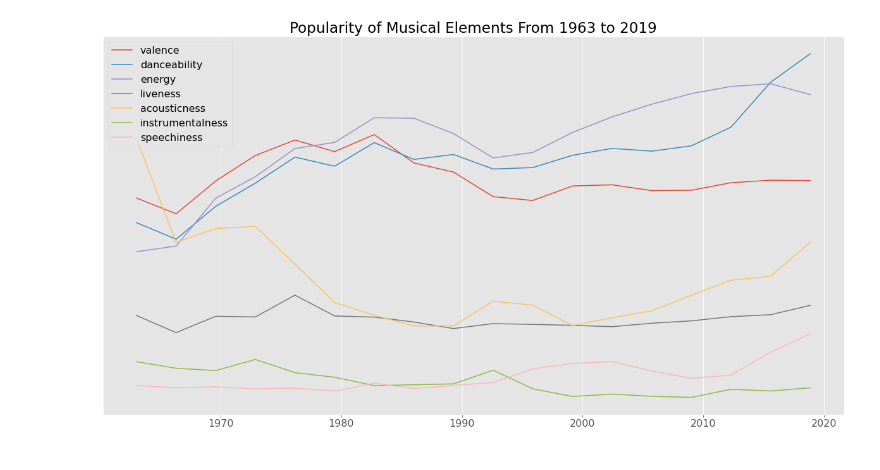
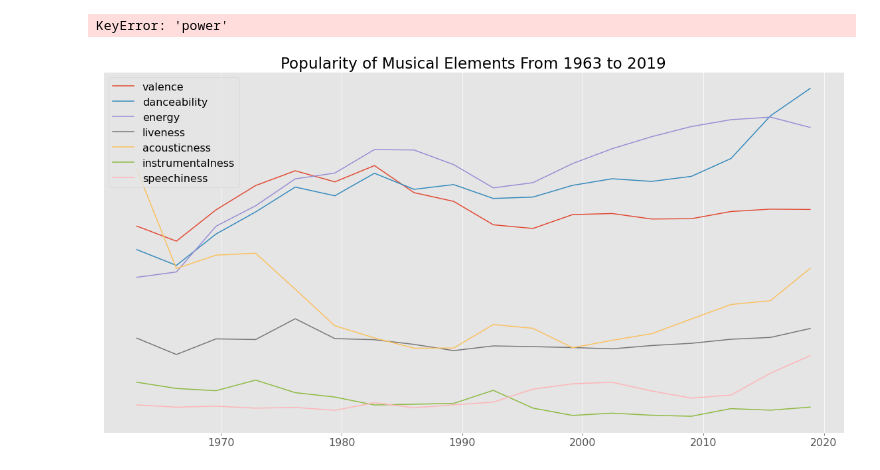
Before and after one commit to ZackMagnotti/tin-pan-data, a Jupyter notebook: vibe-analysis.ipynb, the cells around one changed output. Drawn from its saved outputs; the diff is of its cells as text; code cells hidden in the pictures.

Commit message:
refactoring vibe-analysis

```diff
--- a/vibe-analysis.ipynb
+++ b/vibe-analysis.ipynb
@@ -19,33 +19,40 @@ def weighted_score(param, chart):
     power_rank_col = chart['power']
     param_col = chart[param]
     return (power_rank_col * param_col).sum() / power_rank_col.sum()
+
+def vibe(chart, params = song_parameters):
+        return {p:weighted_score(p, chart) for p in params}
 # %%
 weekly_charts = albums_table.merge(albums,
                                    on=['album','artist'],
                                    how='left'
                                   ).groupby('date')
-week_scores = []
-week_dates = []
-for date, chart in weekly_charts:
-        params = {p:0 for p in song_parameters}
-        for p in params:
-            params[p] = weighted_score(p, chart)
 
-        week_scores.append(params)
-        week_dates.append(date)
+week_dates = weekly_charts.groups
+week_scores = [vibe(chart) for _, chart in weekly_charts]
 
 # Timeseries containing the scores for every week
 parameter_ts = pd.DataFrame(week_scores, index=week_dates)
+# %%
+weekly_charts = albums_table.merge(albums,
+                                   on=['album','artist'],
+                                   how='left'
+                                  ).groupby('date')
+
+# Timeseries containing the scores for every week
+parameter_ts = weekly_charts.agg(vibe)
+# %% [output]
+KeyError: 'power'
 # %%
 # Resample timeseries by every 1200 days to smooth out noise
 resampled = parameter_ts.resample(pd.Timedelta(1200,'day')).mean()
-fig, ax = plt.subplots(figsize=(21, 11))
+fig, ax = plt.subplots(figsize=(20,10))
 for p in normal_parameters:
     ax.plot(resampled.index, resampled[p])
 
 ax.set_title('Popularity of Musical Elements From 1963 to 2019')
 ax.set_ylabel('Popularity')
 ax.get_yaxis().set_visible(False)
 ax.legend(normal_parameters);
 # %% [output]
-[figure, old version]
+[figure, new version]
```
Also changed, not shown: parts of 1 cell of this notebook.
